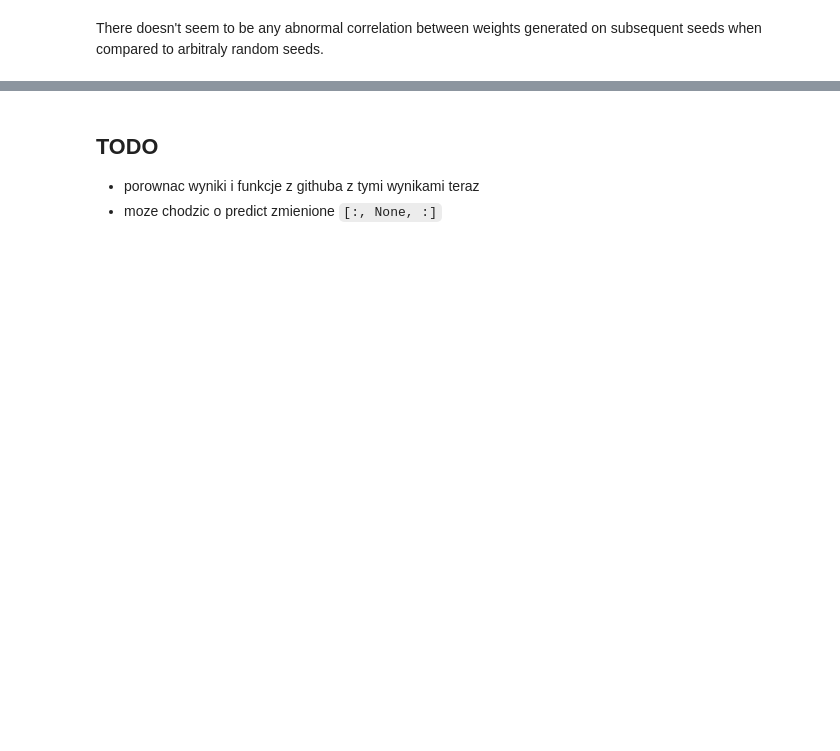
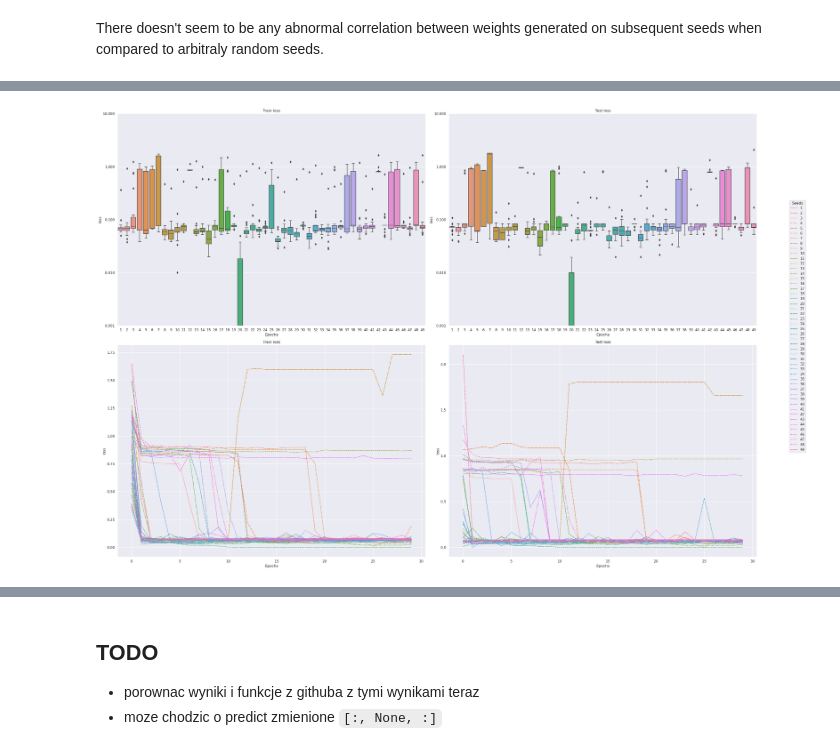
Before and after one commit to Laz4rz/spikingNeuralNetworks, a Jupyter notebook: 03_decision_surface.ipynb, the cells around one changed output, grey strips where cells are left out. Cells and saved outputs as stored; diff of their text form; code cells hidden in the pictures; blank space fills up the shorter version.

```diff
--- a/03_decision_surface.ipynb
+++ b/03_decision_surface.ipynb
@@ -292,3 +281,41 @@ Random seed set as 12
+# %%
+import matplotlib.ticker as ticker
+
+stat = "loss"
+
+all_train_loss = [seeds_dict[seed]["stats"][stat]["train"] for seed in seeds_dict]
+all_test_loss = [seeds_dict[seed]["stats"][stat]["test"] for seed in seeds_dict]
+
+fig, ax = plt.subplots(2, 2, figsize=(30, 21))
+ax = ax.flatten()
+
+ax0 = sns.boxplot(all_train_loss, ax=ax[0])
+ax0.set(xlabel="Epochs", ylabel=f"{stat}", title=f"Train {stat}", xticklabels=seeds)
+ax1 = sns.boxplot(all_test_loss, ax=ax[1])
+ax1.set(xlabel="Epochs", ylabel=f"{stat}", title=f"Test {stat}", xticklabels=seeds)
+ax2 = sns.lineplot(all_train_loss, ax=ax[2], legend=False)
+ax2.set(xlabel="Epochs", ylabel=f"{stat}", title=f"Train {stat}")
+ax3 = sns.lineplot(all_test_loss, ax=ax[3], legend=True)
+ax3.set(xlabel="Epochs", ylabel=f"{stat}", title=f"Test {stat}")
+
+handles, labels = ax3.get_legend_handles_labels()
+ax3.get_legend().remove()
+fig.legend(handles, np.arange(1, n_seeds, 1), loc='upper left', ncol=1, bbox_to_anchor=(1.04, 0.8), title="Seeds")
+
+
+formatter = ticker.ScalarFormatter()
+formatter.set_scientific(False)
+for axis in [ax0, ax1]:
+    axis.set_yscale('log')
+    axis.set_yticks([0.001, 0.01, 0.1, 1, 10])
+    axis.yaxis.set_major_formatter(formatter)
+    axis.set_ylim([0.001, 10])
+    axis.set_xticks = seeds
+
+plt.tight_layout()
+plt.show()
+# %% [output]
+[figure, added]
 # %%
 import matplotlib.ticker as ticker
 
```
Also changed, not shown: parts of 8 cells of this notebook, 4 other files.
